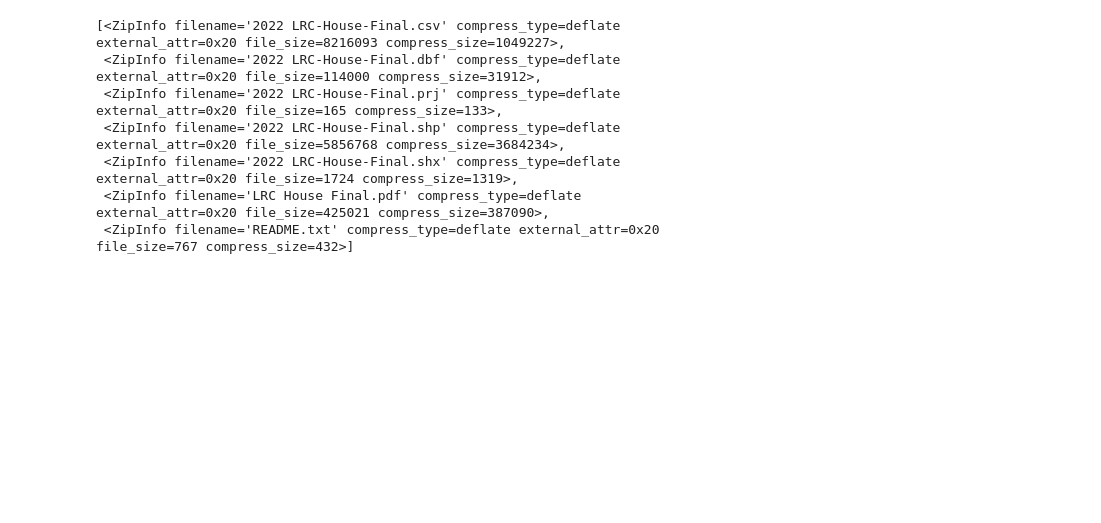
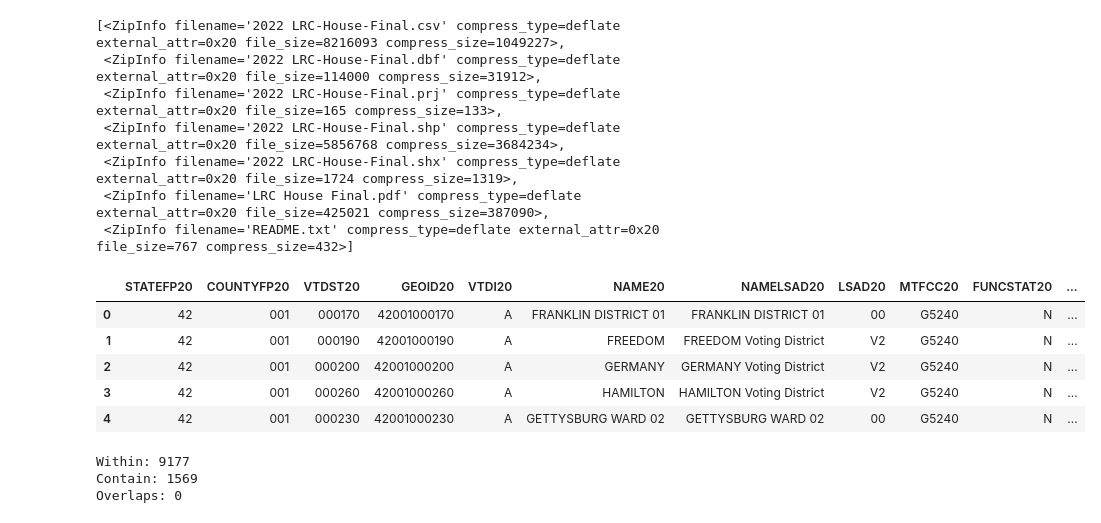
Before and after one commit to tdsmith/reverse-coattails, a Jupyter notebook: vignettes/pa.ipynb, the cells around one changed output. Drawn from its saved outputs; the diff is of its cells as text; code cells hidden in the pictures; blank space fills up the shorter version.

Commit message:
Start experimenting with Pennsylvania data (wip)

```diff
--- a/vignettes/pa.ipynb
+++ b/vignettes/pa.ipynb
@@ -7,6 +7,7 @@ import geopandas as gpd
 
 alarm = Path("../data-raw/alarm-redist-census-2020")
 rdh = Path("../data-raw/rdh")
+tiger = Path("../data-raw/tiger2020pl")
 # %%
 list(alarm.iterdir())
 # %% [output]
@@ -80,3 +87,23 @@ zipfile.ZipFile(rdh / "pa/pa_sldl_adopted_2022.zip").filelist
  <ZipInfo filename='2022 LRC-House-Final.shx' compress_type=deflate external_attr=0x20 file_size=1724 compress_size=1319>,
  <ZipInfo filename='LRC House Final.pdf' compress_type=deflate external_attr=0x20 file_size=425021 compress_size=387090>,
  <ZipInfo filename='README.txt' compress_type=deflate external_attr=0x20 file_size=767 compress_size=432>]
+# %%
+counties = gpd.read_file(
+    "zip://"
+    + str((tiger / "tl_2020_42_all.zip").absolute())
+    + "!tl_2020_42_county20.shp",
+    ignore_geometry=True,
+)[["STATEFP20", "COUNTYFP20", "NAME20"]].rename(columns={"NAME20": "CountyName"})
+# %%
+vtds = gpd.read_file(
+    "zip://" + str((tiger / "tl_2020_42_all.zip").absolute()) + "!tl_2020_42_vtd20.shp"
+).merge(counties)
+# %%
+vtds.head()
+# %% [output]
+|  | STATEFP20 | COUNTYFP20 | VTDST20 | GEOID20 | VTDI20 | NAME20 | NAMELSAD20 | LSAD20 | MTFCC20 | FUNCSTAT20 | ... |
+| 0 | 42 | 001 | 000170 | 42001000170 | A | FRANKLIN DISTRICT 01 | FRANKLIN DISTRICT 01 | 00 | G5240 | N | ... |
+| 1 | 42 | 001 | 000190 | 42001000190 | A | FREEDOM | FREEDOM Voting District | V2 | G5240 | N | ... |
+| 2 | 42 | 001 | 000200 | 42001000200 | A | GERMANY | GERMANY Voting District | V2 | G5240 | N | ... |
+| 3 | 42 | 001 | 000260 | 42001000260 | A | HAMILTON | HAMILTON Voting District | V2 | G5240 | N | ... |
+| 4 | 42 | 001 | 000230 | 42001000230 | A | GETTYSBURG WARD 02 | GETTYSBURG WARD 02 | 00 | G5240 | N | ... |
@@ -82,0 +132,45 @@ zipfile.ZipFile(rdh / "pa/pa_sldl_adopted_2022.zip").filelist
+# %%
+# VTDs are contained by a place
+subdivisions_within = vtds.sjoin(
+    subdivisions[["NAME20", "SubdivisionType", "geometry"]].rename(
+        columns={"NAME20": "SubdivisionName"}
+    ),
+    how="inner",
+    predicate="within",
+)[["GEOID20", "SubdivisionName", "SubdivisionType"]]
+print(f"Within: {len(subdivisions_within)}")
+
+# VTDs contain a place
+subdivisions_contained = vtds.sjoin(
+    subdivisions[["NAME20", "SubdivisionType", "geometry"]].rename(
+        columns={"NAME20": "SubdivisionName"}
+    ),
+    how="inner",
+    predicate="contains",
+)[["GEOID20", "SubdivisionName", "SubdivisionType"]]
+print(f"Contain: {len(subdivisions_contained)}")
+
+# VTDs share interior points with a place
+subdivisions_crosses = vtds.sjoin(
+    subdivisions[["NAME20", "SubdivisionType", "geometry"]].rename(
+        columns={"NAME20": "SubdivisionName"}
+    ),
+    how="inner",
+    predicate="crosses",
+)[["GEOID20", "SubdivisionName", "SubdivisionType"]]
+print(f"Overlaps: {len(subdivisions_crosses)}")
+assert len(subdivisions_crosses) == 0
+
+subdivisions_vtds = vtds.copy()
+subdivisions_vtds["SubdivisionName"] = None
+subdivisions_vtds["SubdivisionType"] = None
+subdivisions_vtds.loc[
+    subdivisions_within.index, ["SubdivisionName", "SubdivisionType"]
+] = subdivisions_within[["SubdivisionName", "SubdivisionType"]]
+subdivisions_vtds.loc[
+    subdivisions_contained.index, ["SubdivisionName", "SubdivisionType"]
+] = subdivisions_contained[["SubdivisionName", "SubdivisionType"]]
+# %% [output]
+Within: 9177
+Contain: 1569
+Overlaps: 0
```
Also changed, not shown: parts of 8 cells of this notebook.
